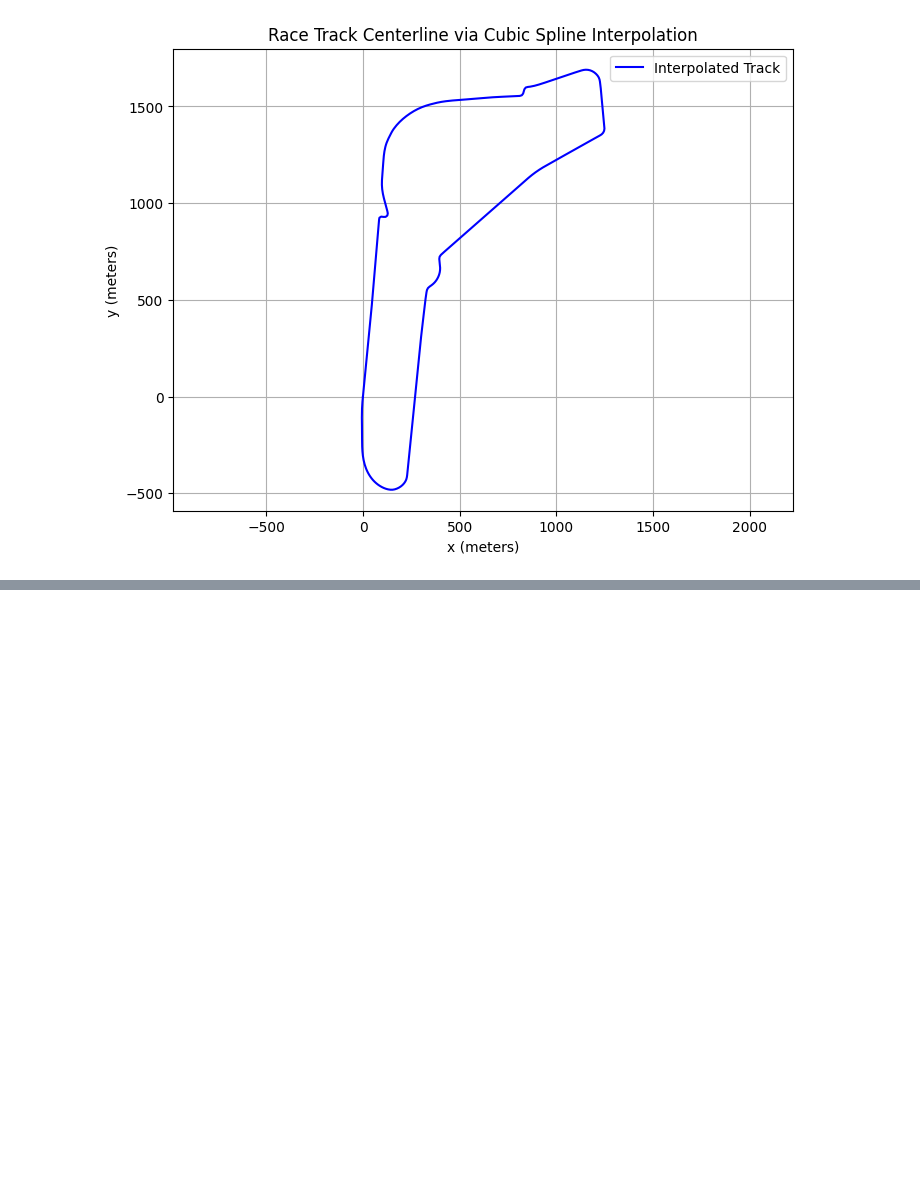
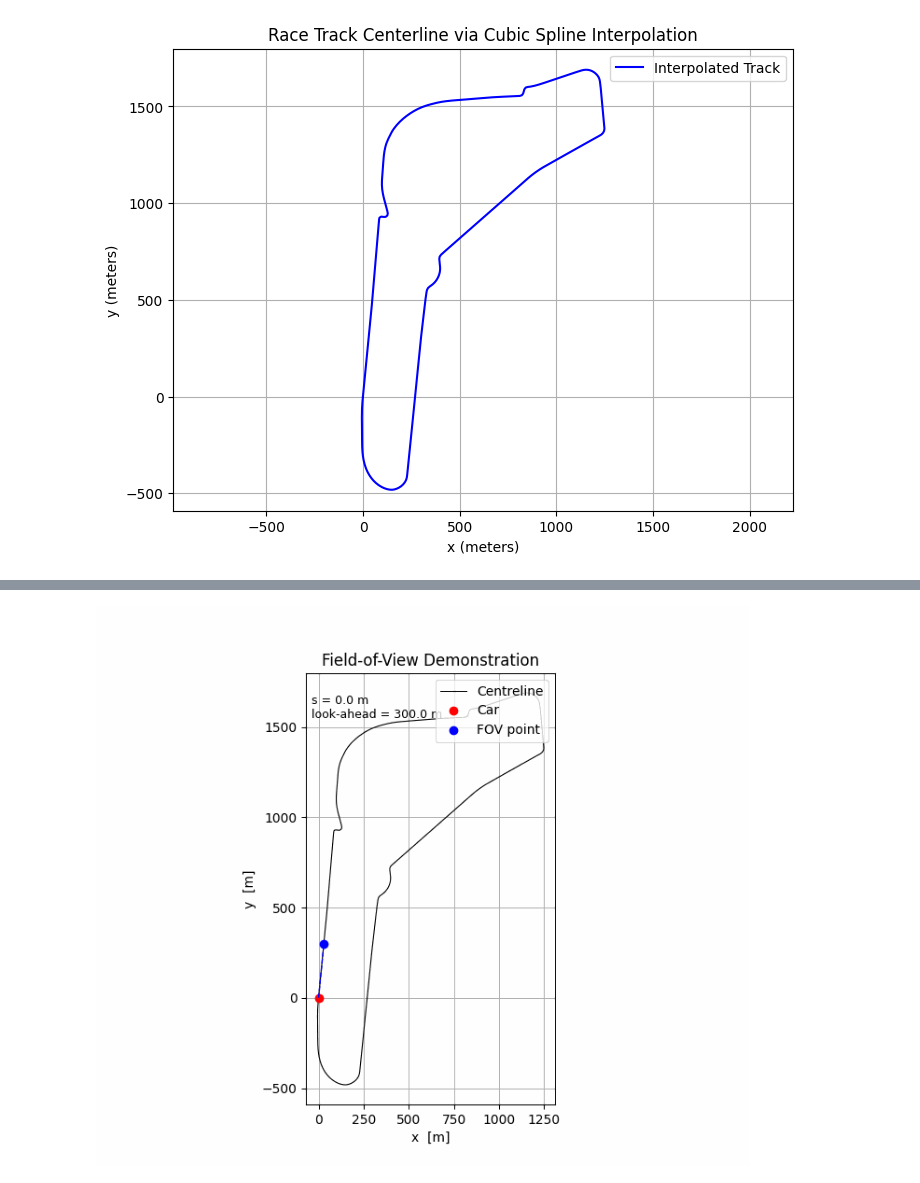
Before and after one commit to Fingolfin23/SafeDrive25SS, a Jupyter notebook: safety assurance/compute_fov.ipynb, the cells around one changed output, grey strips where cells are left out. Drawn from its saved outputs; the diff is of its cells as text; code cells hidden in the pictures; blank space fills up the shorter version.

```diff
--- a/safety assurance/compute_fov.ipynb
+++ b/safety assurance/compute_fov.ipynb
@@ -353,0 +570,69 @@ print("sfov(123.4 m) =", float(sfov_fun(123.4)))
+# %%
+import numpy as np
+import matplotlib.pyplot as plt
+from matplotlib.animation import FuncAnimation, PillowWriter
+from IPython.display import Image, display
+
+# --------------------------------------------------------------
+# sanity-check that required objects are in scope
+for _name in ["x_spline", "y_spline", "sfov_fun", "s_max"]:
+    if _name not in globals():
+        raise RuntimeError(f"Define {_name} before running the animation cell")
+
+# 1. pre-compute background
+s_bg = np.linspace(0.0, s_max, 1200)
+x_bg = x_spline(s_bg)
+y_bg = y_spline(s_bg)
+
+# 2. choose sample frames
+n_frames = 400                       # 400 frames ≈ 20 s at 20 fps
+s_frames = np.linspace(0.0, s_max, n_frames, endpoint=False)
+
+car_xy  = np.column_stack((x_spline(s_frames),          y_spline(s_frames)))
+fov_s   = sfov_fun(s_frames)
+fov_xy  = np.column_stack((x_spline(fov_s),             y_spline(fov_s)))
+look_ahead = fov_s - s_frames
+
+# 3. build static figure
+fig, ax = plt.subplots(figsize=(7, 6))
+ax.plot(x_bg, y_bg, lw=0.8, color='k', label='Centreline')
+car_dot, = ax.plot([], [], 'ro', ms=6, label='Car')
+fov_dot, = ax.plot([], [], 'bo', ms=6, label='FOV point')
+look_line, = ax.plot([], [], 'b--', lw=1.0)
+txt = ax.text(0.02, 0.95, '', transform=ax.transAxes,
+              fontsize=9, va='top')
+ax.set_aspect('equal')
+ax.set_title("Field-of-View Demonstration")
+ax.legend(loc='upper right')
+ax.set_xlabel('x  [m]')
+ax.set_ylabel('y  [m]')
+ax.grid(True)
+
+def init():
+    car_dot.set_data([], [])
+    fov_dot.set_data([], [])
+    look_line.set_data([], [])
+    txt.set_text('')
+    return car_dot, fov_dot, look_line, txt
+
+def update(i):
+    cx, cy = car_xy[i]
+    fx, fy = fov_xy[i]
+    car_dot.set_data(cx, cy)
+    fov_dot.set_data(fx, fy)
+    look_line.set_data([cx, fx], [cy, fy])
+    txt.set_text(f's = {s_frames[i]:.1f} m\n'
+                 f'look-ahead = {look_ahead[i]:.1f} m')
+    return car_dot, fov_dot, look_line, txt
+
+anim = FuncAnimation(fig, update, frames=n_frames,
+                     init_func=init, blit=True, interval=50)
+
+# 4. save as GIF and display
+gif_path = "fov_demo.gif"
+anim.save(gif_path, writer=PillowWriter(fps=20))
+plt.close(fig)        # prevent duplicate static image
+
+display(Image(filename=gif_path))
+# %% [output]
+[figure, added]
```
Also changed, not shown: parts of 6 cells of this notebook, 2 other files.
